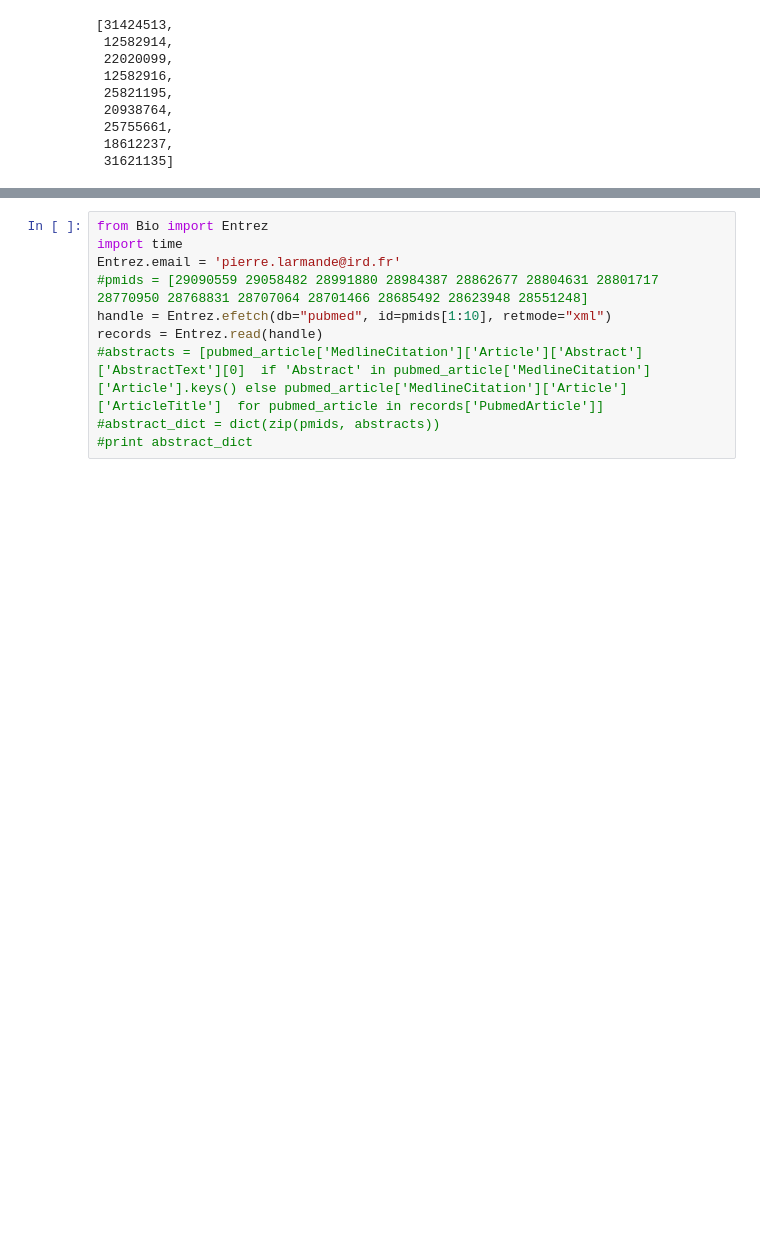
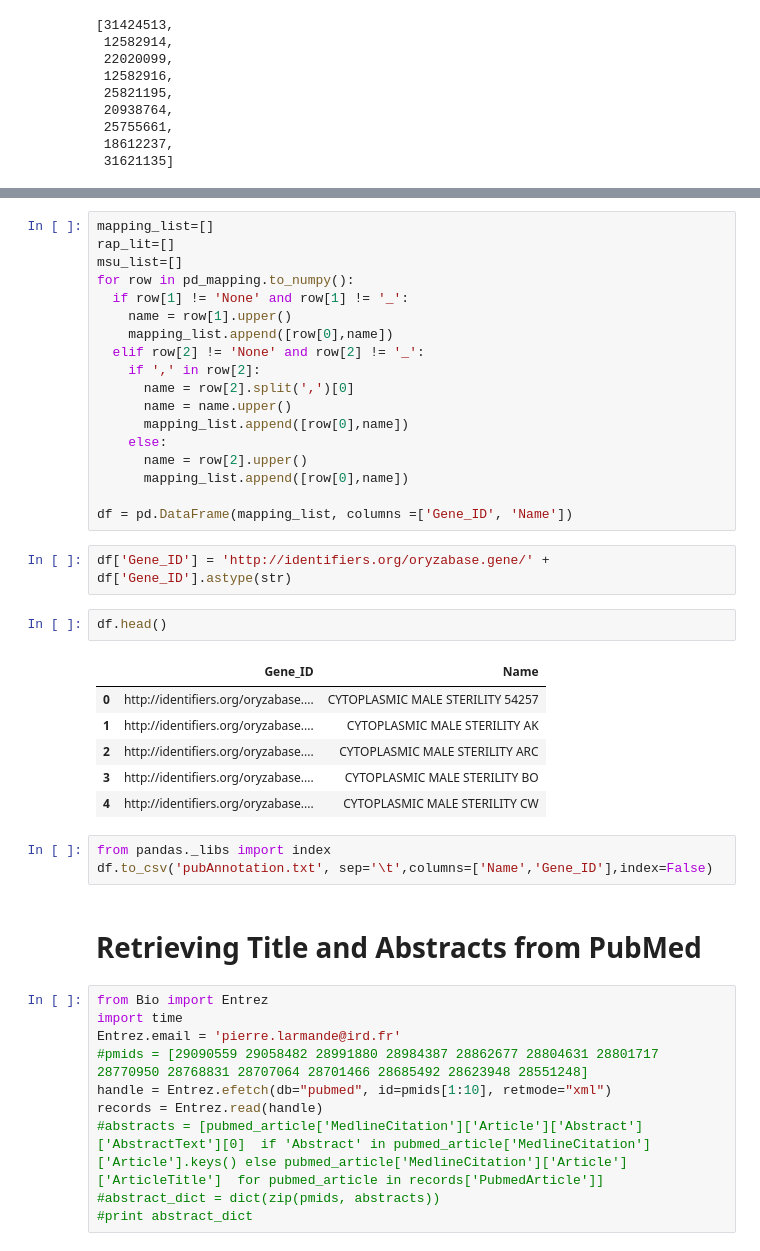
Before and after one commit to pierrelarmande/OryzaGP, a Jupyter notebook: src/OryzaGP.ipynb, the cells around one changed output, grey strips where cells are left out. Drawn from its saved outputs; the diff is of its cells as text; blank space fills up the shorter version.

```diff
--- a/src/OryzaGP.ipynb
+++ b/src/OryzaGP.ipynb
@@ -179,3 +221,37 @@ pmids[1:10]
+# %%
+mapping_list=[]
+rap_lit=[]
+msu_list=[]
+for row in pd_mapping.to_numpy():
+  if row[1] != 'None' and row[1] != '_':
+    name = row[1].upper()
+    mapping_list.append([row[0],name])
+  elif row[2] != 'None' and row[2] != '_':
+    if ',' in row[2]:
+      name = row[2].split(',')[0]
+      name = name.upper()
+      mapping_list.append([row[0],name])
+    else:
+      name = row[2].upper()
+      mapping_list.append([row[0],name])
+
+df = pd.DataFrame(mapping_list, columns =['Gene_ID', 'Name'])
+# %%
+df['Gene_ID'] = 'http://identifiers.org/oryzabase.gene/' + df['Gene_ID'].astype(str)
+# %%
+df.head()
+# %% [output]
+|  | Gene_ID | Name |
+| 0 | http://identifiers.org/oryzabase.... | CYTOPLASMIC MALE STERILITY 54257 |
+| 1 | http://identifiers.org/oryzabase.... | CYTOPLASMIC MALE STERILITY AK |
+| 2 | http://identifiers.org/oryzabase.... | CYTOPLASMIC MALE STERILITY ARC |
+| 3 | http://identifiers.org/oryzabase.... | CYTOPLASMIC MALE STERILITY BO |
+| 4 | http://identifiers.org/oryzabase.... | CYTOPLASMIC MALE STERILITY CW |
+# %%
+from pandas._libs import index
+df.to_csv('pubAnnotation.txt', sep='\t',columns=['Name','Gene_ID'],index=False)
+# %% [markdown]
+# Retrieving Title and Abstracts from PubMed
 # %%
 from Bio import Entrez
 import time
```
Also changed, not shown: parts of 13 cells of this notebook.
